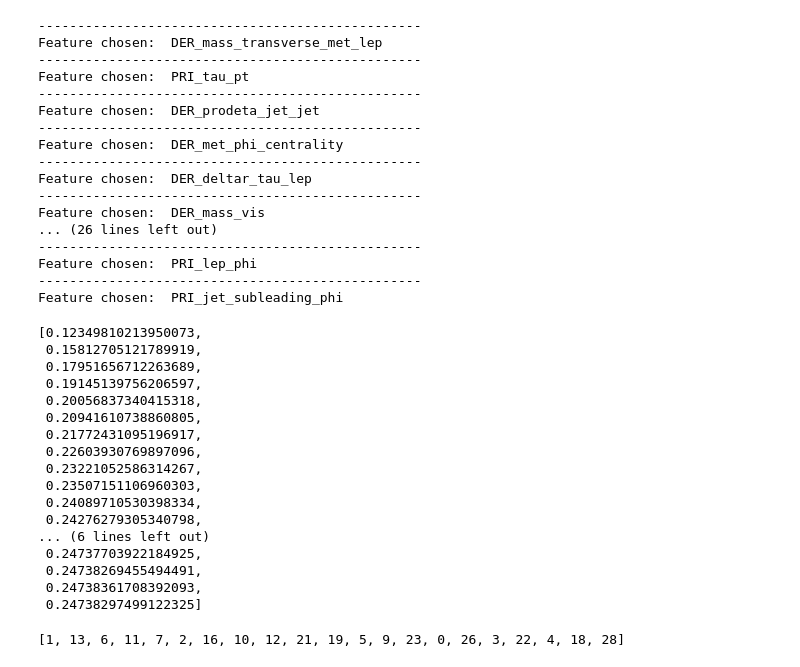
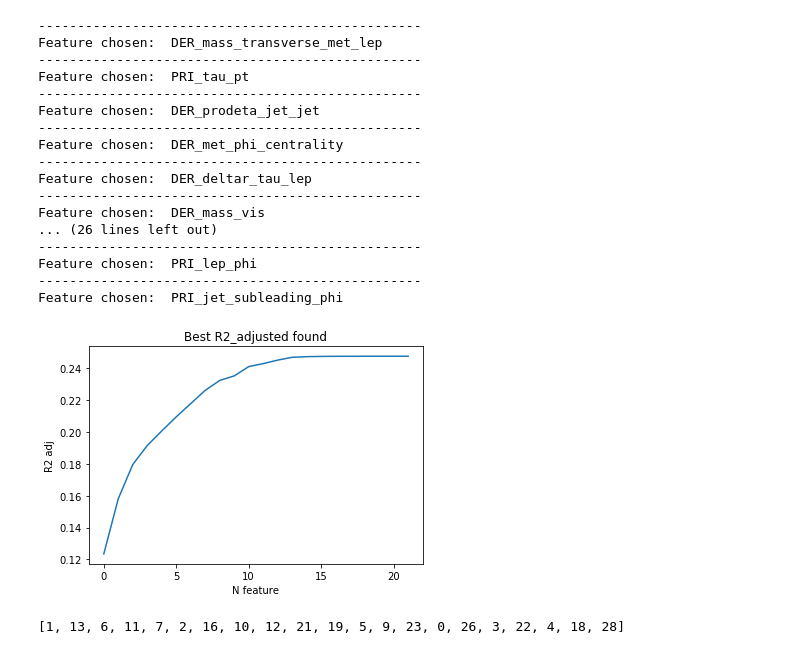
Before and after one commit to iricchi/Project1_ML, a Jupyter notebook: code/ilaria/i_Project1.ipynb, the cells around one changed output. Drawn from its saved outputs; the diff is of its cells as text; code cells hidden in the pictures.

```diff
--- a/code/ilaria/i_Project1.ipynb
+++ b/code/ilaria/i_Project1.ipynb
@@ -110,26 +115,14 @@ Feature chosen:  DER_mass_vis
 Feature chosen:  PRI_lep_phi
 -------------------------------------------------
 Feature chosen:  PRI_jet_subleading_phi
-# %%
-best_R2adj
-# %% [output]
-[0.12349810213950073,
- 0.15812705121789919,
- 0.17951656712263689,
- 0.19145139756206597,
- 0.20056837340415318,
- 0.20941610738860805,
- 0.21772431095196917,
- 0.22603930769897096,
- 0.23221052586314267,
- 0.23507151106960303,
- 0.24089710530398334,
- 0.24276279305340798,
-... (6 lines left out)
- 0.24737703922184925,
- 0.24738269455494491,
- 0.24738361708392093,
- 0.24738297499122325]
+# %%
+plt.plot(np.arange(len(best_R2adj)), best_R2adj)
+plt.title("Best R2_adjusted found")
+plt.xlabel("N feature")
+plt.ylabel("R2 adj")
+plt.show()
+# %% [output]
+[figure, added]
 # %%
 idx_features
 # %% [output]
```
Also changed, not shown: parts of 5 cells of this notebook, 1 other file.
